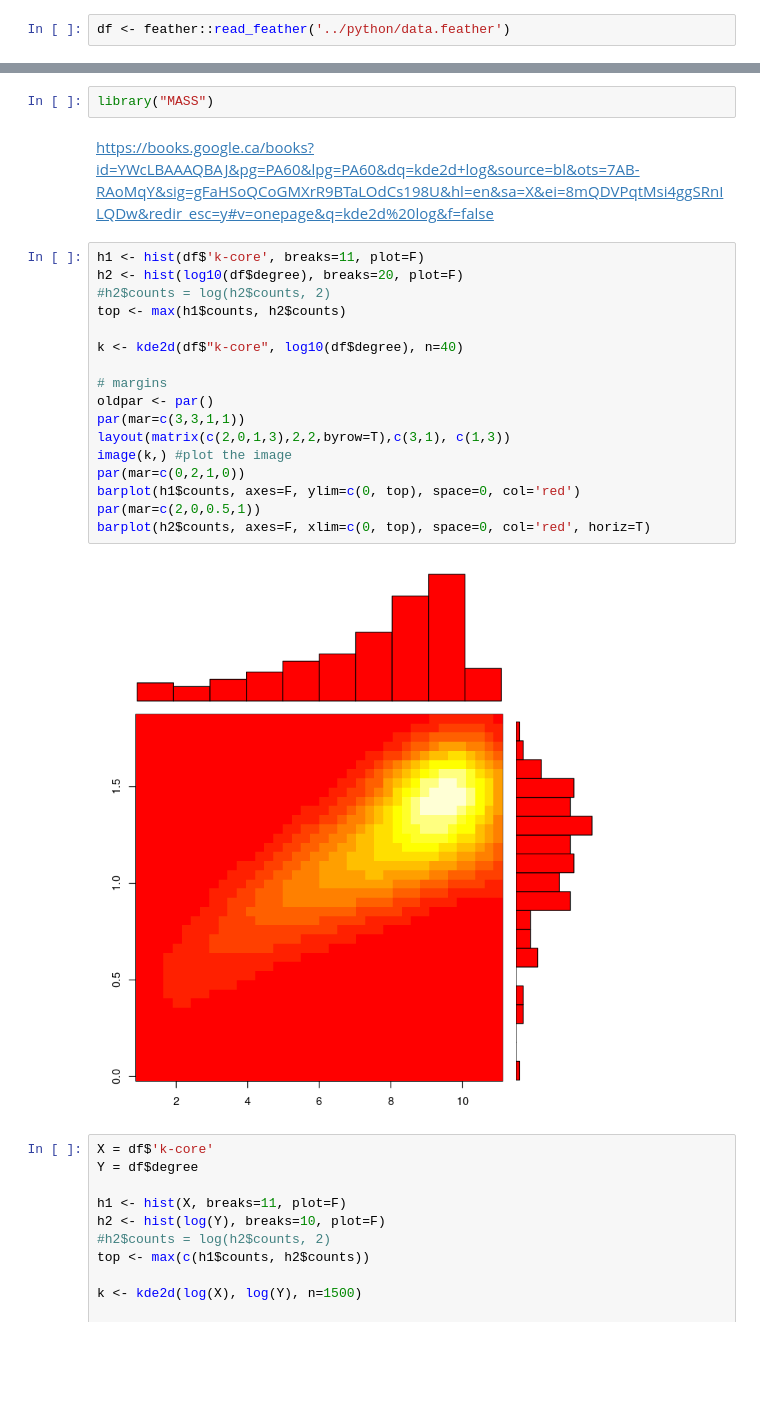
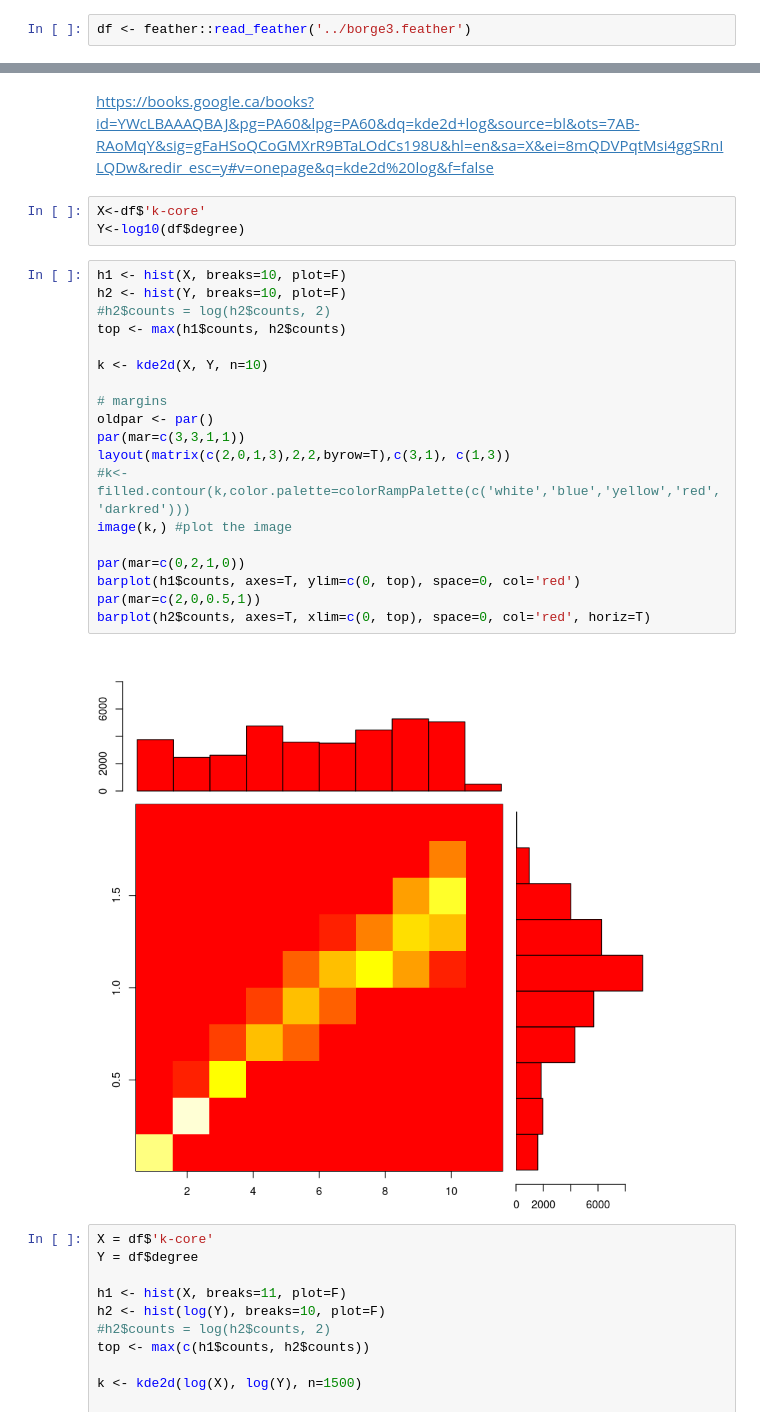
Before and after one commit to BFSteam/memory, a Jupyter notebook: jup/R/Borge3.ipynb, the cells around one changed output, grey strips where cells are left out. Cells and saved outputs as stored; diff of their text form; blank space fills up the shorter version.

Commit message:
Borge graphs and more simulations

```diff
--- a/jup/R/Untitled1.ipynb
+++ b/jup/R/Borge3.ipynb
@@ -1,4 +3,4 @@
 # %%
-df <- feather::read_feather('../python/data.feather')
+df <- feather::read_feather('../borge3.feather')
 # %% [output]
 Warning message:
@@ -38,26 +28,29 @@ df$"k-core"
-# %%
-library("MASS")
 # %% [markdown]
 https://books.google.ca/books?id=YWcLBAAAQBAJ&pg=PA60&lpg=PA60&dq=kde2d+log&source=bl&ots=7AB-RAoMqY&sig=gFaHSoQCoGMXrR9BTaLOdCs198U&hl=en&sa=X&ei=8mQDVPqtMsi4ggSRnILQDw&redir_esc=y#v=onepage&q=kde2d%20log&f=false
+# %%
+X<-df$'k-core'
+Y<-log10(df$degree)
 # %%
-h1 <- hist(df$'k-core', breaks=11, plot=F)
-h2 <- hist(log10(df$degree), breaks=20, plot=F)
+h1 <- hist(X, breaks=10, plot=F)
+h2 <- hist(Y, breaks=10, plot=F)
 #h2$counts = log(h2$counts, 2)
 top <- max(h1$counts, h2$counts)
 
-k <- kde2d(df$"k-core", log10(df$degree), n=40)
+k <- kde2d(X, Y, n=10)
 
 # margins
 oldpar <- par()
 par(mar=c(3,3,1,1))
 layout(matrix(c(2,0,1,3),2,2,byrow=T),c(3,1), c(1,3))
+#k<-filled.contour(k,color.palette=colorRampPalette(c('white','blue','yellow','red','darkred')))
 image(k,) #plot the image
+
 par(mar=c(0,2,1,0))
-barplot(h1$counts, axes=F, ylim=c(0, top), space=0, col='red')
+barplot(h1$counts, axes=T, ylim=c(0, top), space=0, col='red')
 par(mar=c(2,0,0.5,1))
-barplot(h2$counts, axes=F, xlim=c(0, top), space=0, col='red', horiz=T)
+barplot(h2$counts, axes=T, xlim=c(0, top), space=0, col='red', horiz=T)
 # %% [output]
-[figure, old version]
+[figure, new version]
 # %%
 X = df$'k-core'
 Y = df$degree
```
Also changed, not shown: parts of 4 cells of this notebook, 15 other files.
